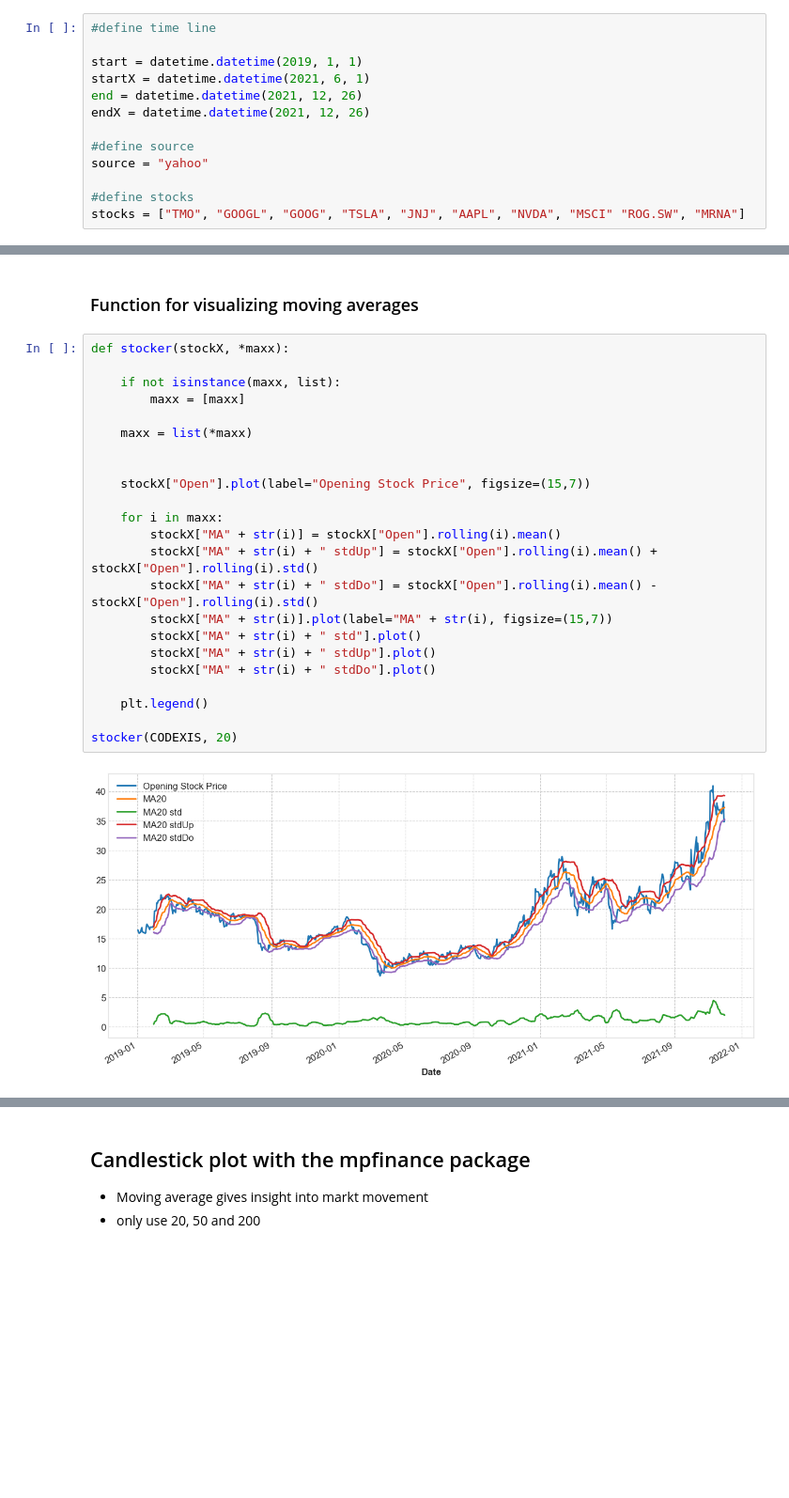
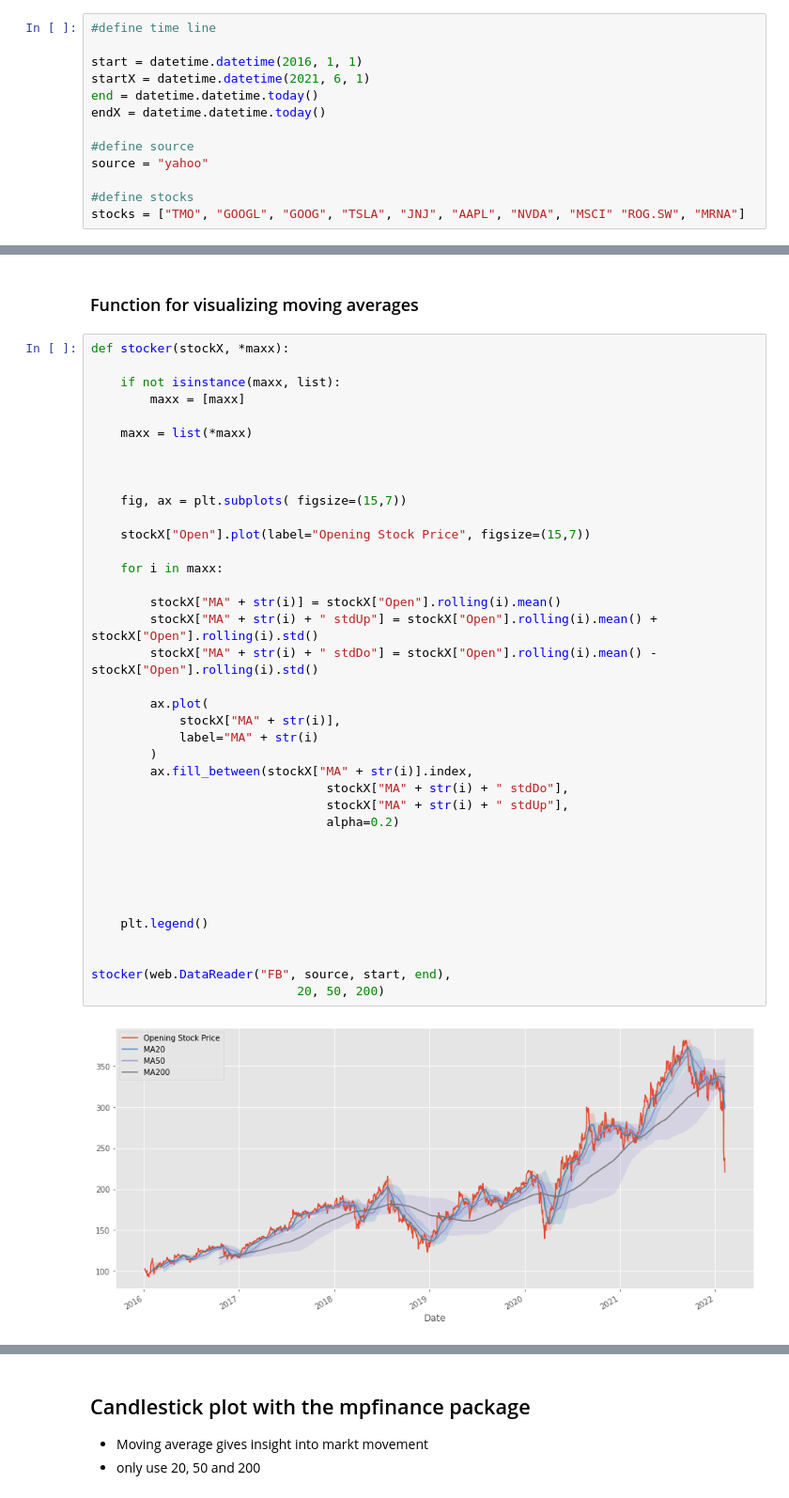
Before and after one commit to cewinharhar/stockMarketAnalysis, a Jupyter notebook: stockMarketAnalysis.ipynb, the cells around one changed output, grey strips where cells are left out. Shown at 94% size. Drawn from its saved outputs; the diff is of its cells as text; blank space fills up the shorter version.

```diff
--- a/stockMarketAnalysis.ipynb
+++ b/stockMarketAnalysis.ipynb
@@ -25,10 +26,10 @@ C:\Users\kevin\anaconda3\envs\python38_r411\lib\site-packages\numpy\.libs\libope
 # %%
 #define time line
 
-start = datetime.datetime(2019, 1, 1)
+start = datetime.datetime(2016, 1, 1)
 startX = datetime.datetime(2021, 6, 1)
-end = datetime.datetime(2021, 12, 26)
-endX = datetime.datetime(2021, 12, 26)
+end = datetime.datetime.today()
+endX = datetime.datetime.today()
 
 #define source
 source = "yahoo"
@@ -85,25 +93,40 @@ plt.legend()
 # %%
 def stocker(stockX, *maxx):
 
     if not isinstance(maxx, list):
         maxx = [maxx]
 
     maxx = list(*maxx)
 
 
+
+    fig, ax = plt.subplots( figsize=(15,7))
+
     stockX["Open"].plot(label="Opening Stock Price", figsize=(15,7))
 
     for i in maxx:
+
         stockX["MA" + str(i)] = stockX["Open"].rolling(i).mean()
         stockX["MA" + str(i) + " stdUp"] = stockX["Open"].rolling(i).mean() + stockX["Open"].rolling(i).std()
         stockX["MA" + str(i) + " stdDo"] = stockX["Open"].rolling(i).mean() - stockX["Open"].rolling(i).std()
-        stockX["MA" + str(i)].plot(label="MA" + str(i), figsize=(15,7))
-        stockX["MA" + str(i) + " std"].plot()
-        stockX["MA" + str(i) + " stdUp"].plot()
-        stockX["MA" + str(i) + " stdDo"].plot()
+
+        ax.plot(
+            stockX["MA" + str(i)],
+            label="MA" + str(i)
+        )
+        ax.fill_between(stockX["MA" + str(i)].index,
+                                stockX["MA" + str(i) + " stdDo"],
+                                stockX["MA" + str(i) + " stdUp"],
+                                alpha=0.2)
+
+
+
+
 
     plt.legend()
 
-stocker(CODEXIS, 20)
+
+stocker(web.DataReader("FB", source, start, end),
+                            20, 50, 200)
 # %% [output]
-[figure, old version]
+[figure, new version]
```
Also changed, not shown: parts of 7 cells of this notebook.
